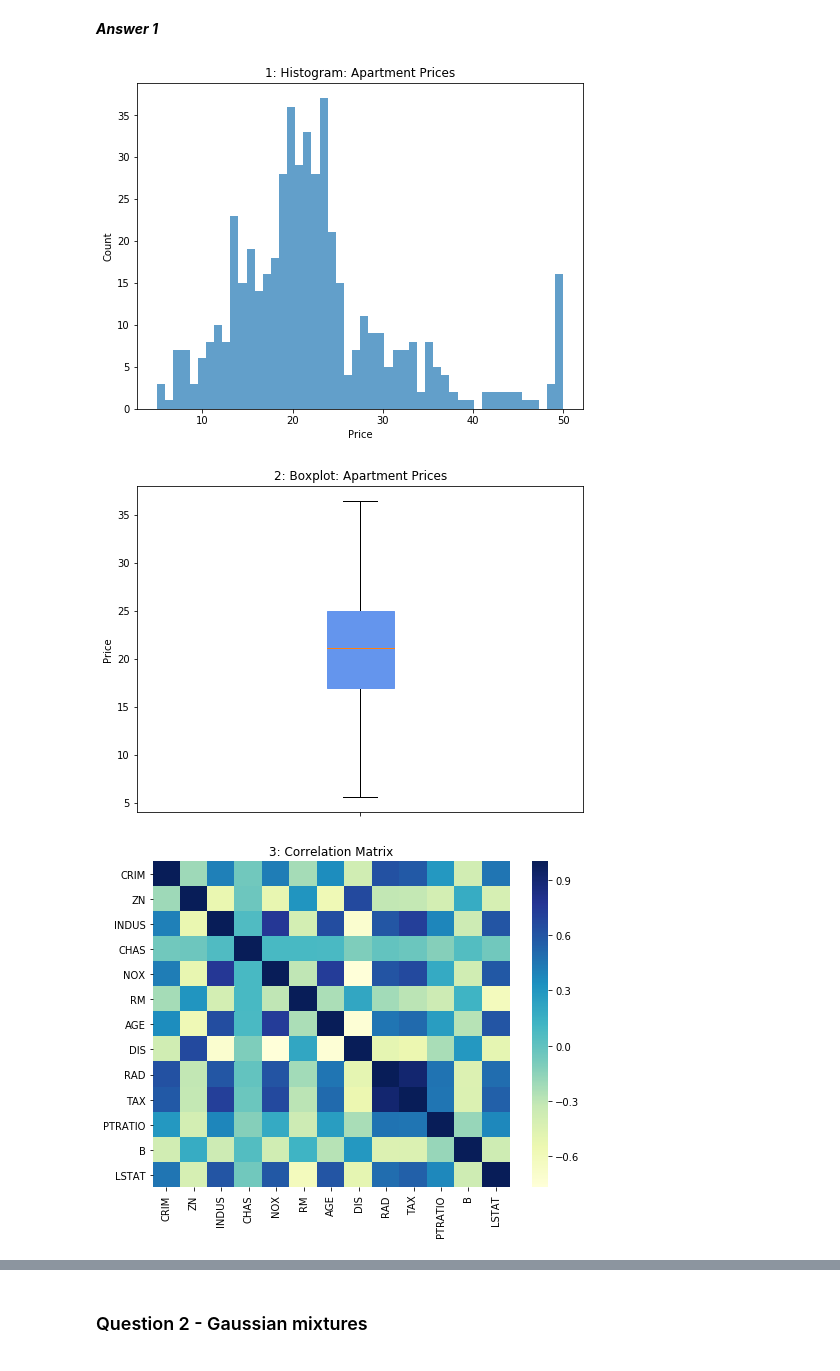
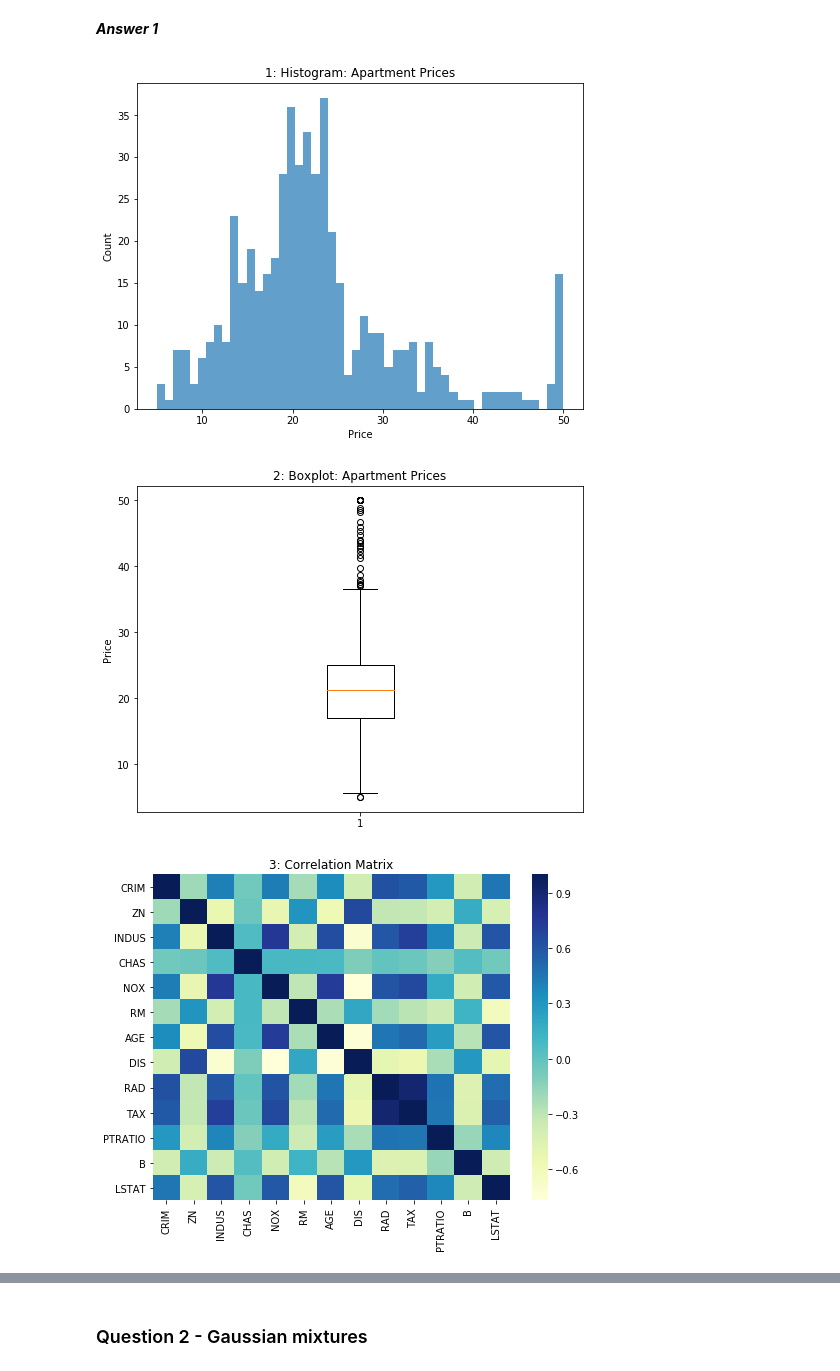
Before and after one commit to mayakerem/StatisticsDataAnalysis, a Jupyter notebook: HW2.ipynb, the cells around one changed output, grey strips where cells are left out. Cells and saved outputs as stored; diff of their text form; code cells hidden in the pictures.

```diff
--- a/HW2.ipynb
+++ b/HW2.ipynb
@@ -47,9 +47,13 @@ plt.show()
 
 #2
 plt.figure(figsize=(8, 6))
-bp = plt.boxplot(x = boston.target, showfliers=False, patch_artist=True, labels =[""]);
-for box in bp['boxes']:
-    box.set(color='cornflowerblue')
+X = pd.DataFrame(boston.target)
+X.columns = ['target']
+# bp = plt.boxplot(x = boston.target, showfliers=False, patch_artist=True, labels =[""]);
+
+plt.boxplot(X['TARGET'])
+# for box in bp['boxes']:
+#     box.set(color='cornflowerblue')
 plt.title("2: Boxplot: Apartment Prices")
 plt.ylabel('Price')
 plt.show()
@@ -69,34 +73,34 @@ plt.suptitle("4.1: NOX vs. DIS Join Plot Correlation", y=1)
 plt.xlabel("NOX")
 plt.ylabel("DIS")
 plt.show()
 
 plt.figure(figsize=(8, 6))
 sns.jointplot("NOX", "INDUS", boston_df, kind="reg")
 plt.suptitle("4.2: NOX vs. INDUS Join Plot Correlation", y=1)
 plt.xlabel("NOX")
 plt.ylabel("INDUS")
 plt.show()
 
 #5
 plt.figure(figsize=(8, 6))
 plt.hist(boston_df["AGE"],cumulative=True, bins=100,alpha=0.7)
 # Define 25th range
 age25 = np.percentile(boston_df['AGE'],25)
 twentyfive= np.where(boston_df['AGE'] - age25 < 0)[0]
 # Define 75th range
 age75 = np.percentile(boston_df['AGE'],75)
 seventyfive = np.where(boston_df['AGE'] - age75 < 0)[0]
 plt.axhline(twentyfive.size, label = '25th Percentile', color='y')
 plt.axhline(seventyfive.size, label = '75th Percentile', color='g')
 plt.xlim([boston_df["AGE"].min(),boston_df["AGE"].max()])
 plt.title('5: Commulative Count of Boston Home Age')
 plt.xlabel("Age")
 plt.ylabel("Commulative Count")
 plt.legend()
 plt.show()
 # %% [output]
 [figure]
-[figure, old version]
+[figure, new version]
 [figure]
 <Figure size 576x432 with 0 Axes>
 [figure]
```
Also changed, not shown: parts of 10 cells of this notebook.
